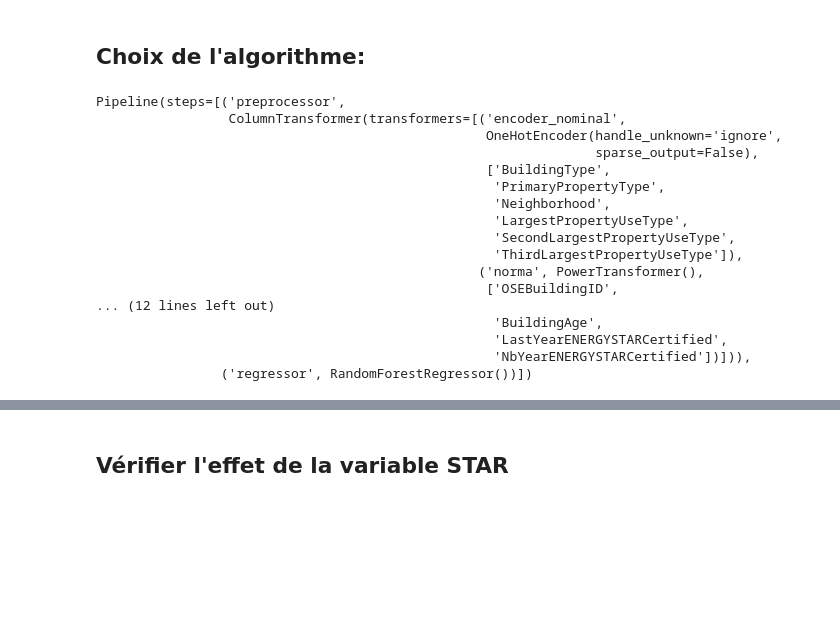
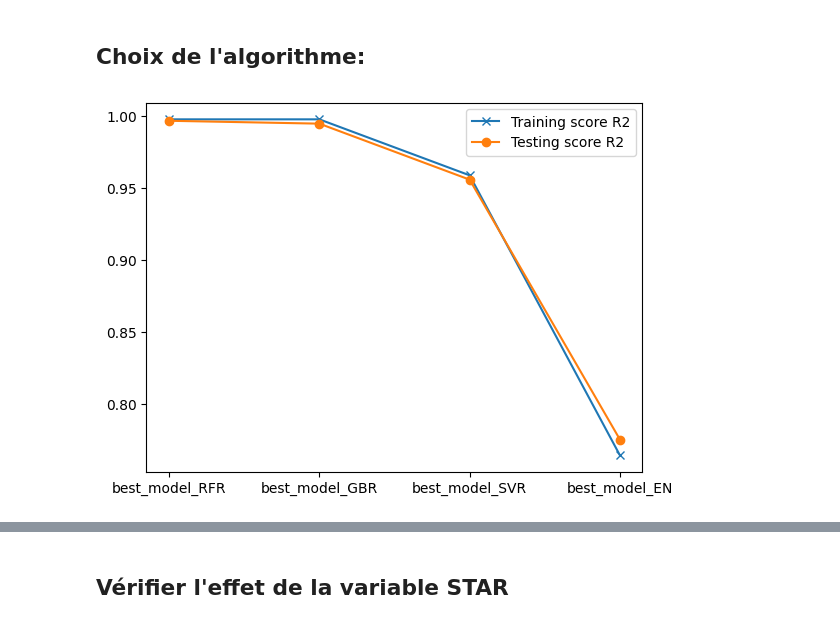
Before and after one commit to helenatong/oc_p3_Anticipez_les_besoins_en_consommation_de_batiments, a Jupyter notebook: training.ipynb, the cells around one changed output, grey strips where cells are left out. Saved outputs shown, nothing was run; the diff lists cells and outputs as text; code cells hidden in the pictures; blank space fills up the shorter version.

```diff
--- a/training.ipynb
+++ b/training.ipynb
@@ -243,15 +336,15 @@ param_grid = {
 gs = GridSearchCV(estimator=pipeline, param_grid=param_grid, cv=5, verbose=1, n_jobs=-1, refit=True, scoring='r2')
 X_train, X_test, y_train, y_test = train_test_split(X, y, test_size=0.20, random_state=42)
 gs.fit(X_train, y_train)
-best_model = gs.best_estimator_
-best_model_to_keep = gs.best_estimator_
+best_model_RFR = gs.best_estimator_
 
 print(f'Meilleurs hyperparamètres: {gs.best_params_}')
 print(f'Moyenne des scores: {gs.best_score_.round(3)}')
 print('----------------')
 
 # model scoring
-print(f'Score sur le train : {best_model.score(X_train, y_train).round(3)}')
-print(f'Score sur le test : {best_model.score(X_test, y_test).round(3)}')
+print(f'Score sur le train : {best_model_RFR.score(X_train, y_train).round(3)}')
+print(f'Score sur le test : {best_model_RFR.score(X_test, y_test).round(3)}')
+mean_time_RFR = gs.cv_results_['mean_fit_time'].mean().round(2)
 # %% [output]
 Fitting 5 folds for each of 2 candidates, totalling 10 fits
@@ -286,15 +379,16 @@ param_grid = {
 gs = GridSearchCV(estimator=pipeline, param_grid=param_grid, cv=5, verbose=1, n_jobs=-1, refit=True, scoring='r2')
 X_train, X_test, y_train, y_test = train_test_split(X, y, test_size=0.20, random_state=42)
 gs.fit(X_train, y_train)
-best_model = gs.best_estimator_
+best_model_GBR = gs.best_estimator_
 
 print(f'Meilleurs hyperparamètres: {gs.best_params_}')
 print(f'Moyenne des scores: {gs.best_score_.round(3)}')
 print('----------------')
 
 # model scoring
-print(f'Score sur le train : {best_model.score(X_train, y_train).round(3)}')
-print(f'Score sur le test : {best_model.score(X_test, y_test).round(3)}')
+print(f'Score sur le train : {best_model_GBR.score(X_train, y_train).round(3)}')
+print(f'Score sur le test : {best_model_GBR.score(X_test, y_test).round(3)}')
+mean_time_GBR = gs.cv_results_['mean_fit_time'].mean().round(2)
 # %% [output]
 Fitting 5 folds for each of 4 candidates, totalling 20 fits
 Meilleurs hyperparamètres: {'regressor__learning_rate': 0.1}
@@ -324,15 +418,16 @@ param_grid = {
 gs = GridSearchCV(estimator=pipeline, param_grid=param_grid, cv=5, verbose=1, n_jobs=-1, refit=True, scoring='r2')
 X_train, X_test, y_train, y_test = train_test_split(X, y, test_size=0.20, random_state=42)
 gs.fit(X_train, y_train)
-best_model = gs.best_estimator_
+best_model_SVR = gs.best_estimator_
 
 print(f'Meilleurs hyperparamètres: {gs.best_params_}')
 print(f'Moyenne des scores: {gs.best_score_.round(3)}')
 print('----------------')
 
 # model scoring
-print(f'Score sur le train : {best_model.score(X_train, y_train).round(3)}')
-print(f'Score sur le test : {best_model.score(X_test, y_test).round(3)}')
+print(f'Score sur le train : {best_model_SVR.score(X_train, y_train).round(3)}')
+print(f'Score sur le test : {best_model_SVR.score(X_test, y_test).round(3)}')
+mean_time_SVR = gs.cv_results_['mean_fit_time'].mean().round(2)
 # %% [output]
 Fitting 5 folds for each of 2 candidates, totalling 10 fits
 Meilleurs hyperparamètres: {'regressor__kernel': 'rbf'}
@@ -363,15 +458,16 @@ param_grid = {
 gs = GridSearchCV(estimator=pipeline, param_grid=param_grid, cv=5, verbose=1, n_jobs=-1, refit=True, scoring='r2')
 X_train, X_test, y_train, y_test = train_test_split(X, y, test_size=0.20, random_state=42)
 gs.fit(X_train, y_train)
-best_model = gs.best_estimator_
+best_model_EN = gs.best_estimator_
 
 print(f'Meilleurs hyperparamètres: {gs.best_params_}')
 print(f'Moyenne des scores: {gs.best_score_.round(3)}')
 print('----------------')
 
 # model scoring
-print(f'Score sur le train : {best_model.score(X_train, y_train).round(3)}')
-print(f'Score sur le test : {best_model.score(X_test, y_test).round(3)}')
+print(f'Score sur le train : {best_model_EN.score(X_train, y_train).round(3)}')
+print(f'Score sur le test : {best_model_EN.score(X_test, y_test).round(3)}')
+mean_time_EN = gs.cv_results_['mean_fit_time'].mean().round(2)
 # %% [output]
 Fitting 5 folds for each of 9 candidates, totalling 45 fits
 Meilleurs hyperparamètres: {'regressor__alpha': 0.5, 'regressor__l1_ratio': 0.75}
@@ -381,23 +477,17 @@ Score sur le train : 0.764
 Score sur le test : 0.775
 # %% [markdown]
 ## Choix de l'algorithme:
-# %%
-best_model_to_keep
-# %% [output]
-Pipeline(steps=[('preprocessor',
-                 ColumnTransformer(transformers=[('encoder_nominal',
-                                                  OneHotEncoder(handle_unknown='ignore',
-                                                                sparse_output=False),
-                                                  ['BuildingType',
-                                                   'PrimaryPropertyType',
-                                                   'Neighborhood',
-                                                   'LargestPropertyUseType',
-                                                   'SecondLargestPropertyUseType',
-                                                   'ThirdLargestPropertyUseType']),
-                                                 ('norma', PowerTransformer(),
-                                                  ['OSEBuildingID',
-... (12 lines left out)
-                                                   'BuildingAge',
-                                                   'LastYearENERGYSTARCertified',
-                                                   'NbYearENERGYSTARCertified'])])),
-                ('regressor', RandomForestRegressor())])
+# %%
+# visualisation des scores des différents modèles
+
+models        = ['best_model_RFR','best_model_GBR', 'best_model_SVR', 'best_model_EN']
+train_scrore  = [best_model_RFR.score(X_train, y_train).round(3), best_model_GBR.score(X_train, y_train).round(3), best_model_SVR.score(X_train, y_train).round(3), best_model_EN.score(X_train, y_train).round(3)]
+test_score    = [best_model_RFR.score(X_test, y_test).round(3), best_model_GBR.score(X_test, y_test).round(3), best_model_SVR.score(X_test, y_test).round(3), best_model_EN.score(X_test, y_test).round(3)]
+
+plt.plot(models, train_scrore, label='Training score R2', marker='x')
+plt.plot(models, test_score, label='Testing score R2', marker='o')
+
+plt.legend()
+plt.show()
+# %% [output]
+[figure, added]
```
Also changed, not shown: parts of 41 cells of this notebook.
